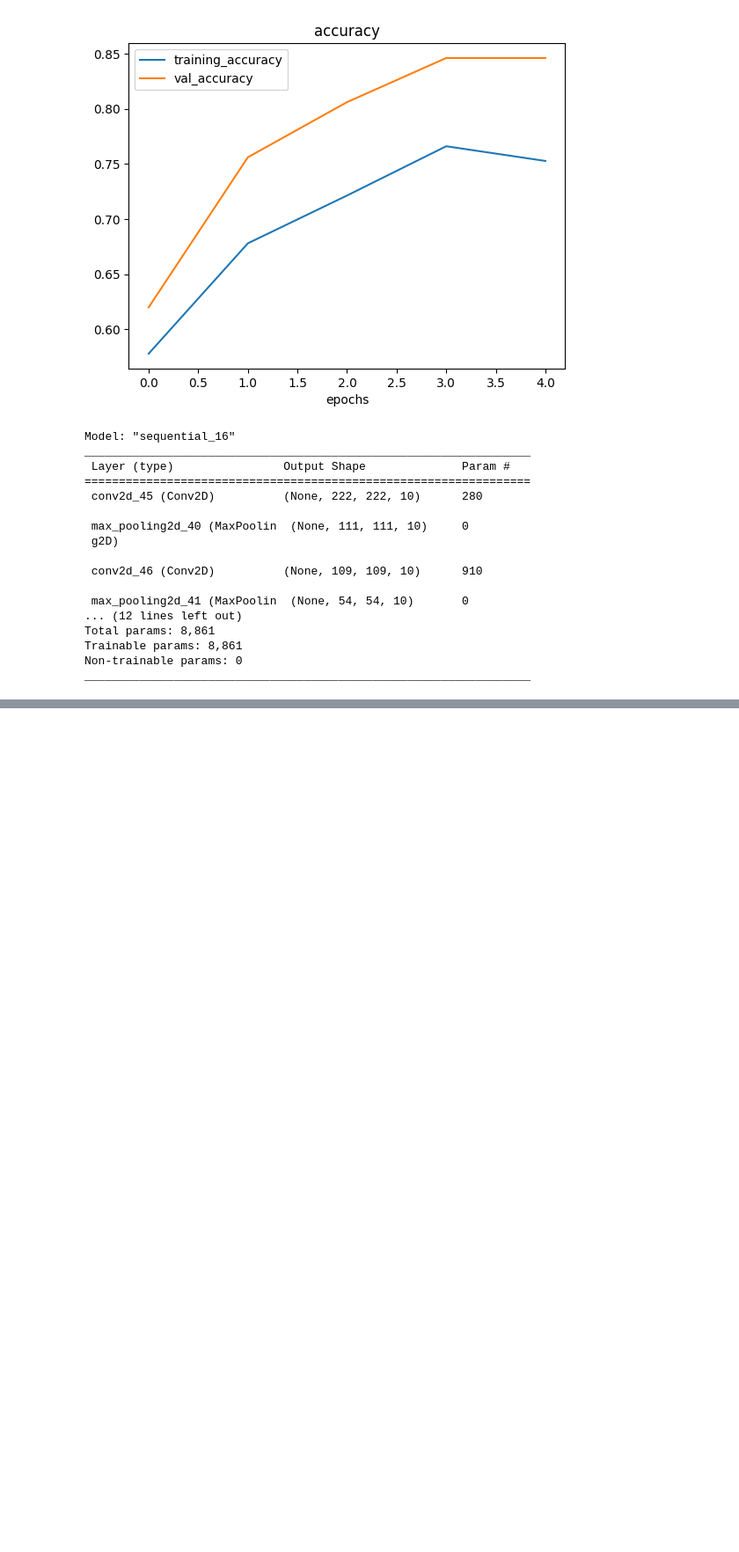
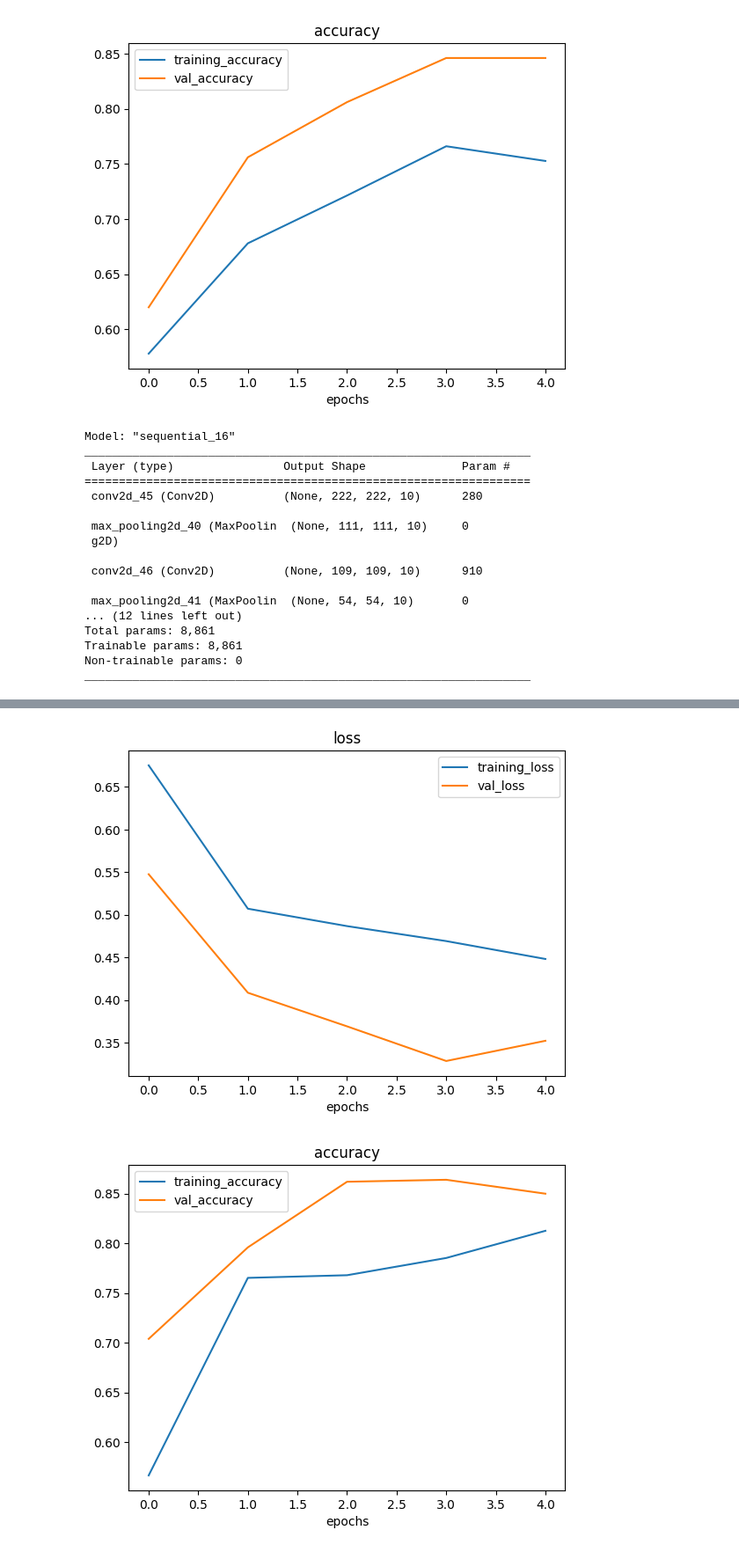
Before and after one commit to shapi88/tensorflow_book, a Jupyter notebook: 03_convolutional_neural_networks_with_tensorflow.ipynb, the cells around one changed output, grey strips where cells are left out. Shown at 88% size. Cells and saved outputs as stored; diff of their text form; code cells hidden in the pictures; blank space fills up the shorter version.

Commit message:
Add Binary classification CNN model and testing predictions

```diff
--- a/03_convolutional_neural_networks_with_tensorflow.ipynb
+++ b/03_convolutional_neural_networks_with_tensorflow.ipynb
@@ -1085,0 +1101,27 @@ _________________________________________________________________
+# %%
+# Build a CNN model
+model_9 = Sequential([
+  Conv2D(filters=10,
+            kernel_size=3,
+            activation="relu",
+            input_shape=(224, 224, 3)),
+  Conv2D(10, 3, activation="relu"),
+  MaxPool2D(pool_size=2, padding="valid"),
+  Conv2D(10, 3, activation="relu"),
+  Conv2D(10, 3, activation="relu"),
+  MaxPool2D(2),
+  Flatten(),
+  Dense(1, activation="sigmoid")
+])
+
+# Compile our CNN
+model_9.compile(loss="binary_crossentropy",
+                optimizer=tf.keras.optimizers.Adam(),
+                metrics=["accuracy"])
+
+# Fit the CNN model
+history_9 = model_9.fit(train_data_augmented_shuffled,
+                        epochs=5,
+                        steps_per_epoch=len(train_data_augmented_shuffled),
+                        validation_data=valid_data,
+                        validation_steps=len(valid_data))
@@ -1085,0 +1139,5 @@ _________________________________________________________________
+# %%
+plot_loss_curves(history_9)
+# %% [output]
+[figure, added]
+[figure, added]
```
Also changed, not shown: parts of 25 cells of this notebook.
